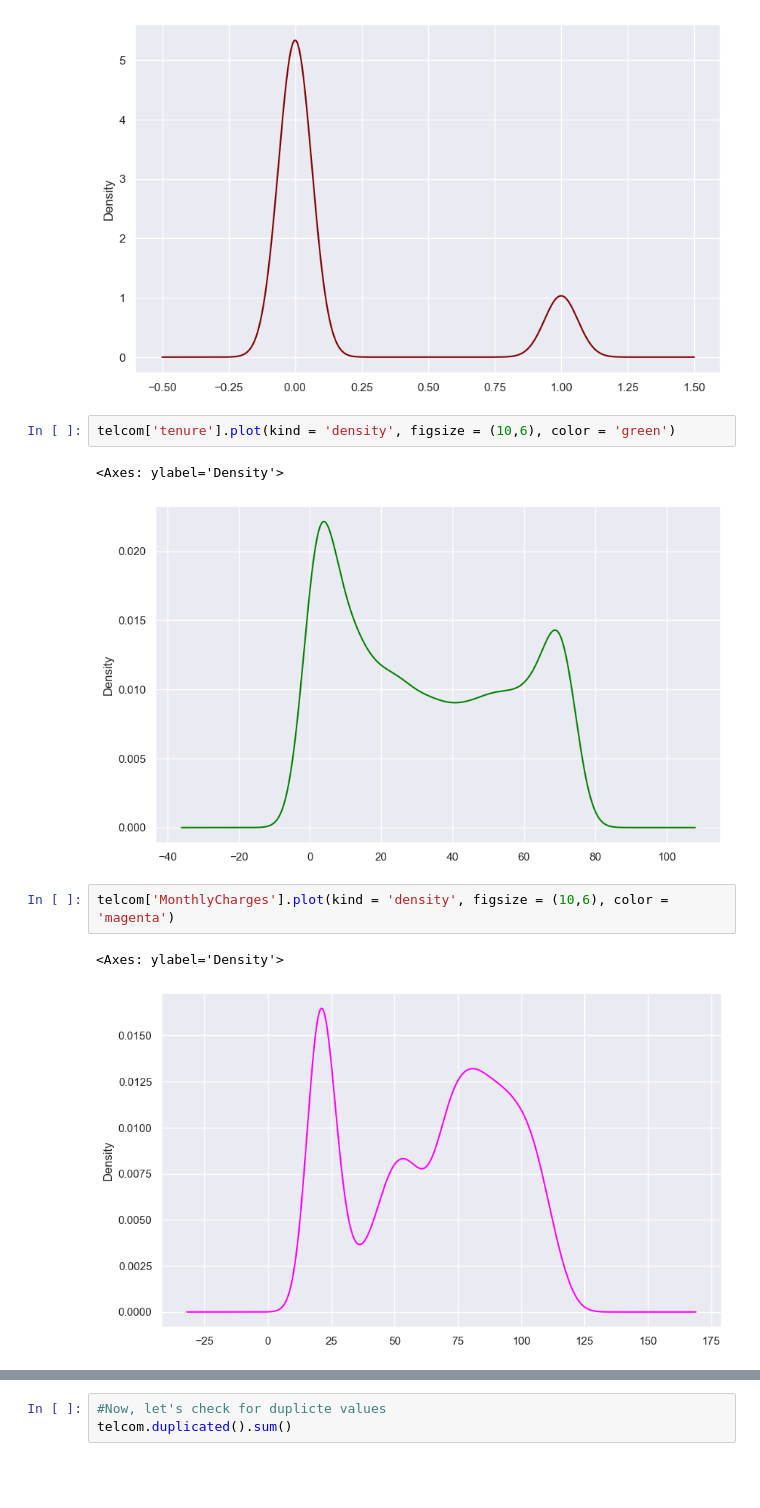
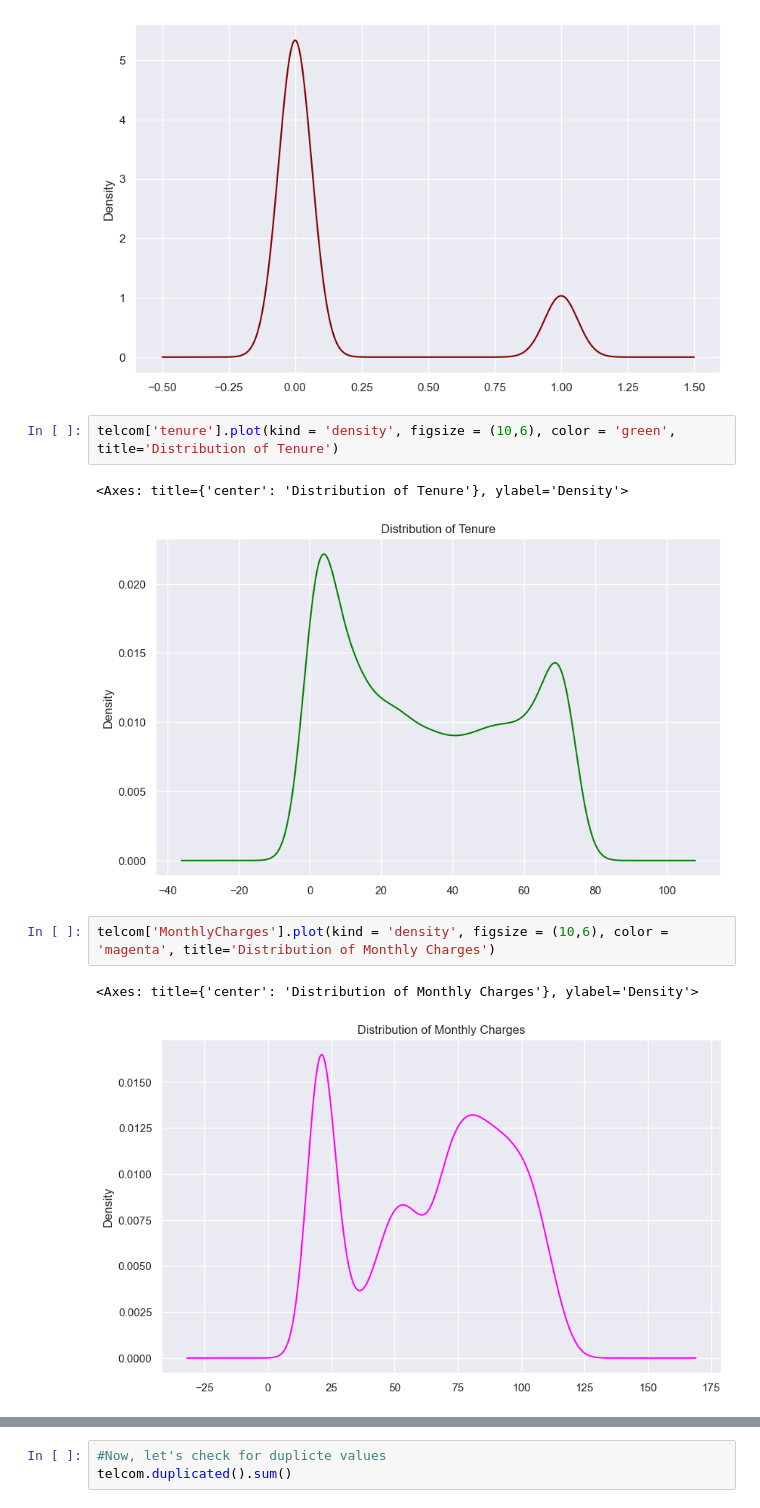
Before and after one commit to aiyegboka/Telcom, a Jupyter notebook: customer_chun.ipynb, the cells around one changed output, grey strips where cells are left out. Cells and saved outputs as stored; diff of their text form; blank space fills up the shorter version.

```diff
--- a/customer_chun.ipynb
+++ b/customer_chun.ipynb
@@ -196,12 +198,12 @@ telcom['SeniorCitizen'].plot(kind = 'density', figsize = (10,6), color = 'maroon
 <Axes: ylabel='Density'>
 [figure]
 # %%
-telcom['tenure'].plot(kind = 'density', figsize = (10,6), color = 'green')
+telcom['tenure'].plot(kind = 'density', figsize = (10,6), color = 'green', title='Distribution of Tenure')
 # %% [output]
-<Axes: ylabel='Density'>
+<Axes: title={'center': 'Distribution of Tenure'}, ylabel='Density'>
-[figure, old version]
+[figure, new version]
 # %%
-telcom['MonthlyCharges'].plot(kind = 'density', figsize = (10,6), color = 'magenta')
+telcom['MonthlyCharges'].plot(kind = 'density', figsize = (10,6), color = 'magenta', title='Distribution of Monthly Charges')
 # %% [output]
-<Axes: ylabel='Density'>
+<Axes: title={'center': 'Distribution of Monthly Charges'}, ylabel='Density'>
-[figure, old version]
+[figure, new version]
```
Also changed, not shown: parts of 31 cells of this notebook.
